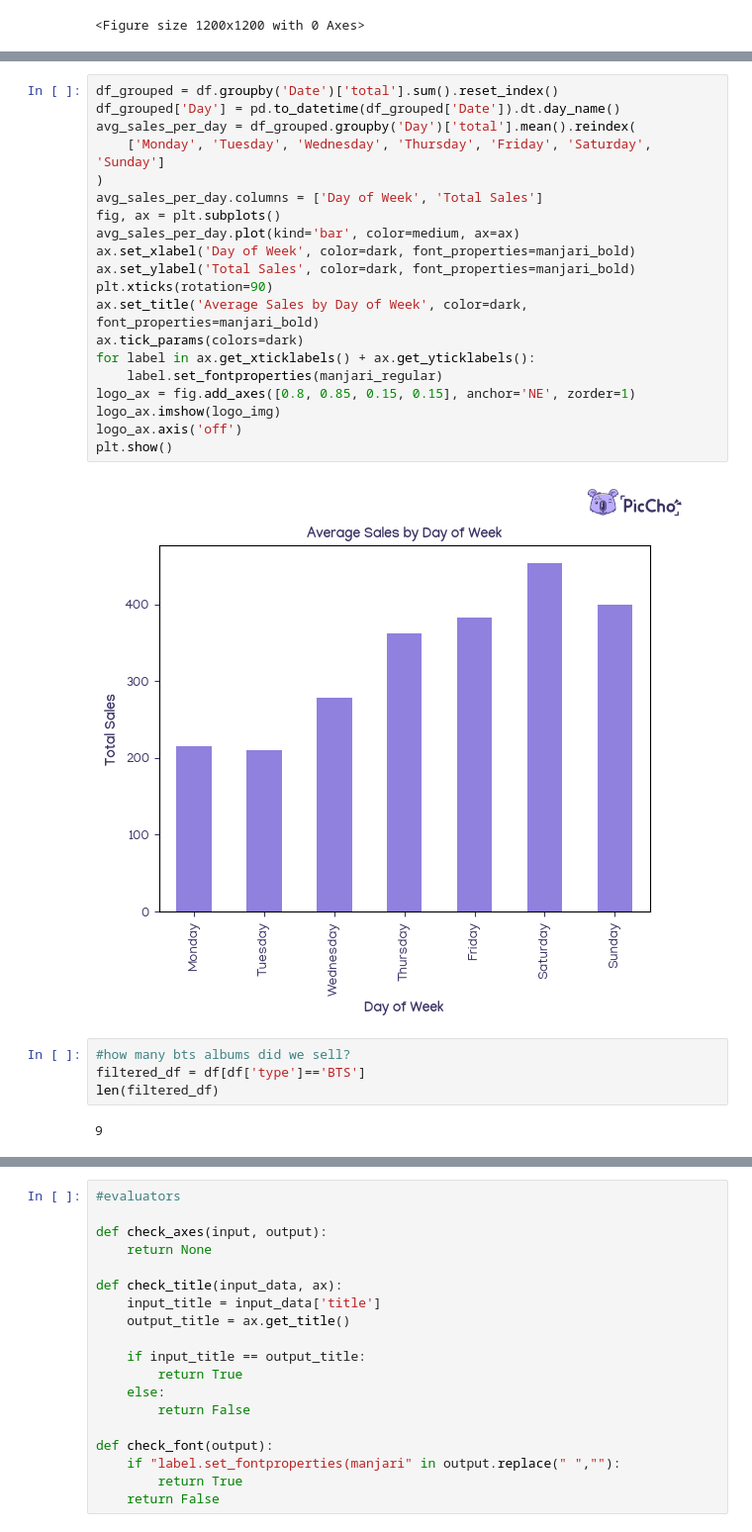
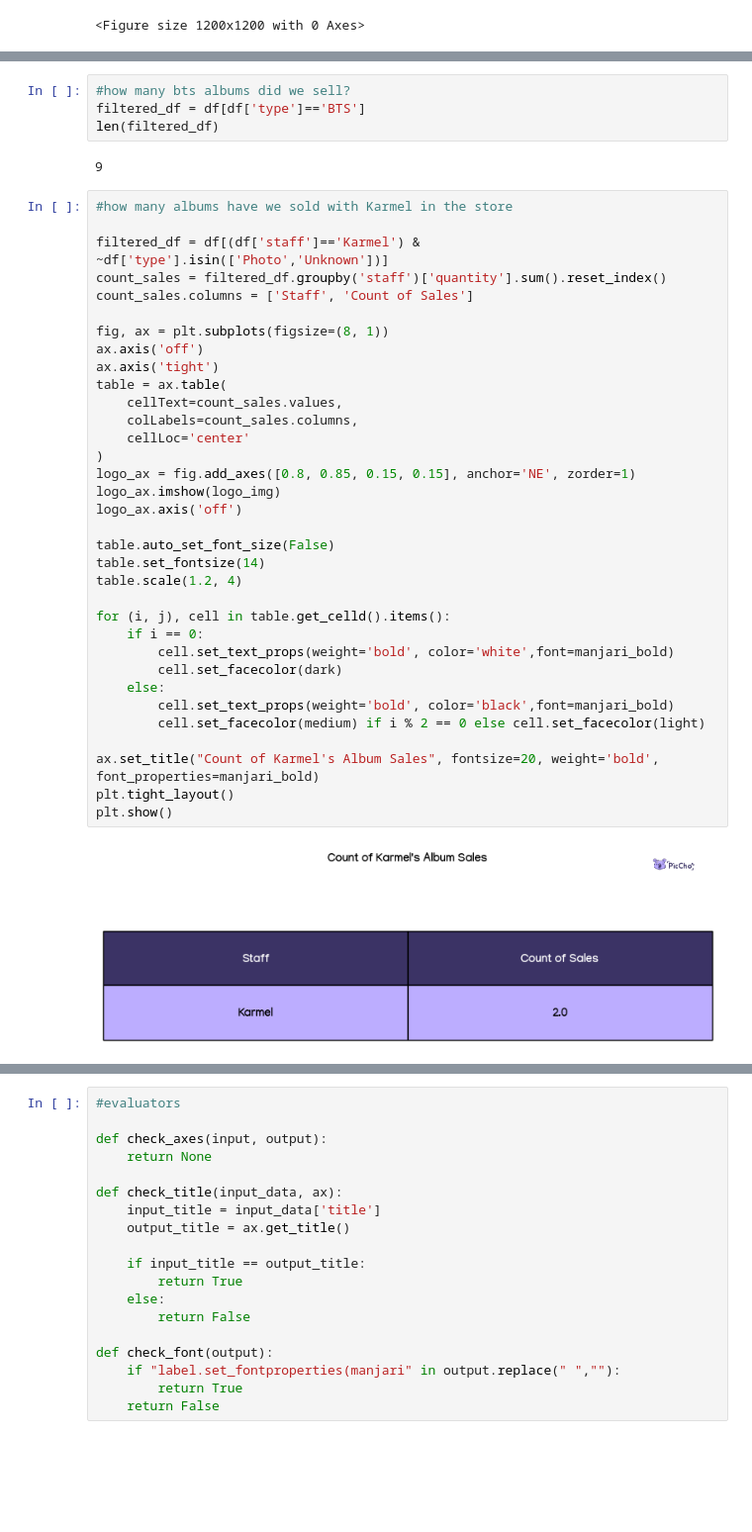
Before and after one commit to kasmello/ChoAI, a Jupyter notebook: train.ipynb, the cells around one changed output, grey strips where cells are left out. Shown at 99% size. Saved outputs shown, nothing was run; the diff lists cells and outputs as text; blank space fills up the shorter version.

```diff
--- a/train.ipynb
+++ b/train.ipynb
@@ -228,28 +155,42 @@ plt.show()
-# %%
-df_grouped = df.groupby('Date')['total'].sum().reset_index()
-df_grouped['Day'] = pd.to_datetime(df_grouped['Date']).dt.day_name()
-avg_sales_per_day = df_grouped.groupby('Day')['total'].mean().reindex(
-    ['Monday', 'Tuesday', 'Wednesday', 'Thursday', 'Friday', 'Saturday', 'Sunday']
-)
-avg_sales_per_day.columns = ['Day of Week', 'Total Sales']
-fig, ax = plt.subplots()
-avg_sales_per_day.plot(kind='bar', color=medium, ax=ax)
-ax.set_xlabel('Day of Week', color=dark, font_properties=manjari_bold)
-ax.set_ylabel('Total Sales', color=dark, font_properties=manjari_bold)
-plt.xticks(rotation=90)
-ax.set_title('Average Sales by Day of Week', color=dark, font_properties=manjari_bold)
-ax.tick_params(colors=dark)
-for label in ax.get_xticklabels() + ax.get_yticklabels():
-    label.set_fontproperties(manjari_regular)
-logo_ax = fig.add_axes([0.8, 0.85, 0.15, 0.15], anchor='NE', zorder=1)
-logo_ax.imshow(logo_img)
-logo_ax.axis('off')
-plt.show()
-# %% [output]
-[figure, removed]
 # %%
 #how many bts albums did we sell?
 filtered_df = df[df['type']=='BTS']
 len(filtered_df)
 # %% [output]
 9
+# %%
+#how many albums have we sold with Karmel in the store
+
+filtered_df = df[(df['staff']=='Karmel') & ~df['type'].isin(['Photo','Unknown'])]
+count_sales = filtered_df.groupby('staff')['quantity'].sum().reset_index()
+count_sales.columns = ['Staff', 'Count of Sales']
+
+fig, ax = plt.subplots(figsize=(8, 1))
+ax.axis('off')
+ax.axis('tight')
+table = ax.table(
+    cellText=count_sales.values,
+    colLabels=count_sales.columns,
+    cellLoc='center'
+)
+logo_ax = fig.add_axes([0.8, 0.85, 0.15, 0.15], anchor='NE', zorder=1)
+logo_ax.imshow(logo_img)
+logo_ax.axis('off')
+
+table.auto_set_font_size(False)
+table.set_fontsize(14)
+table.scale(1.2, 4)
+
+for (i, j), cell in table.get_celld().items():
+    if i == 0:
+        cell.set_text_props(weight='bold', color='white',font=manjari_bold)
+        cell.set_facecolor(dark)
+    else:
+        cell.set_text_props(weight='bold', color='black',font=manjari_bold)
+        cell.set_facecolor(medium) if i % 2 == 0 else cell.set_facecolor(light)
+
+ax.set_title("Count of Karmel's Album Sales", fontsize=20, weight='bold', font_properties=manjari_bold)
+plt.tight_layout()
+plt.show()
+# %% [output]
+[figure, added]
```
Also changed, not shown: parts of 32 cells of this notebook, 13 other files.
